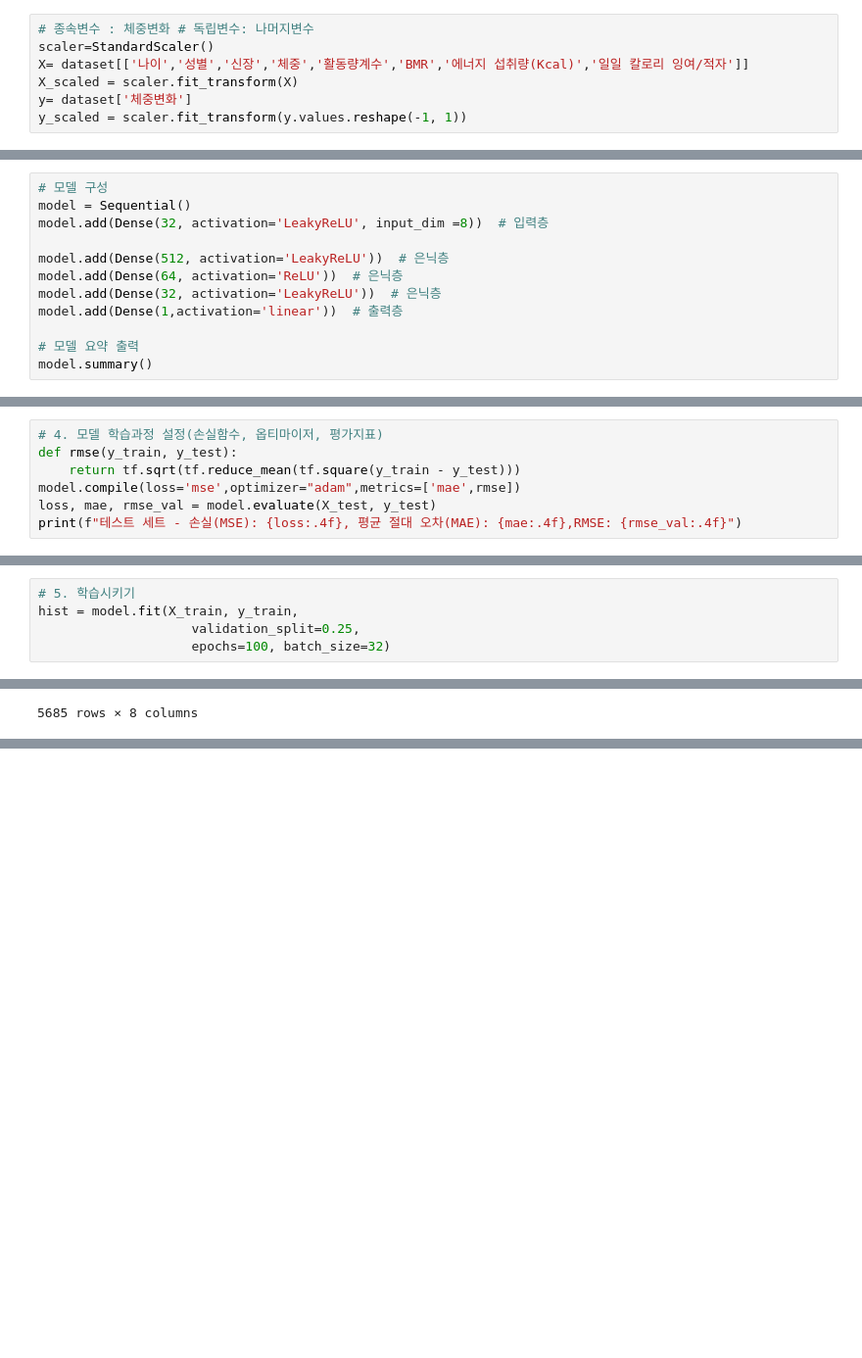
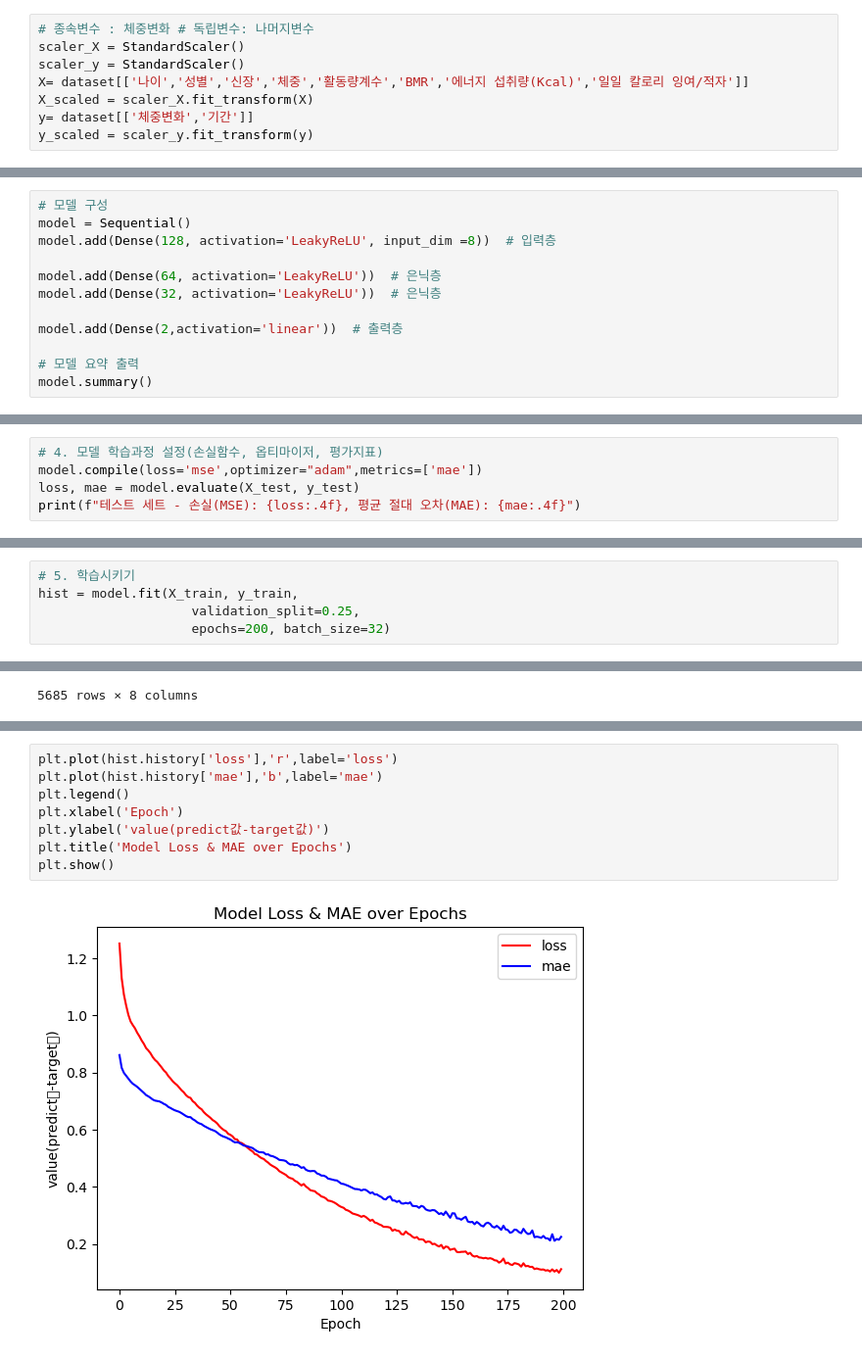
Before and after one commit to ssoom98/personal_project, a Jupyter notebook: python/포트폴리오용 - 학습할 데이터 전처리후 학습.ipynb, the cells around one changed output, grey strips where cells are left out. Shown at 98% size. Drawn from its saved outputs; the diff is of its cells as text; blank space fills up the shorter version.

```diff
--- a/python/포트폴리오용 - 학습할 데이터 전처리후 학습.ipynb
+++ b/python/포트폴리오용 - 학습할 데이터 전처리후 학습.ipynb
@@ -353,10 +354,11 @@ dataset
 # %%
 # 종속변수 : 체중변화 # 독립변수: 나머지변수
-scaler=StandardScaler()
+scaler_X = StandardScaler()
+scaler_y = StandardScaler()
 X= dataset[['나이','성별','신장','체중','활동량계수','BMR','에너지 섭취량(Kcal)','일일 칼로리 잉여/적자']]
-X_scaled = scaler.fit_transform(X)
-y= dataset['체중변화']
-y_scaled = scaler.fit_transform(y.values.reshape(-1, 1))
+X_scaled = scaler_X.fit_transform(X)
+y= dataset[['체중변화','기간']]
+y_scaled = scaler_y.fit_transform(y)
 # %%
 # 학습 데이터와 테스트 데이터 분할
 X_train, X_test, y_train, y_test = train_test_split(X_scaled, y_scaled, test_size=0.2,)
@@ -367,12 +369,12 @@ X_train.shape, y_train.shape,X_test.shape,y_test.shape
 # %%
 # 모델 구성
 model = Sequential()
-model.add(Dense(32, activation='LeakyReLU', input_dim =8))  # 입력층
+model.add(Dense(128, activation='LeakyReLU', input_dim =8))  # 입력층
 
-model.add(Dense(512, activation='LeakyReLU'))  # 은닉층
-model.add(Dense(64, activation='ReLU'))  # 은닉층
+model.add(Dense(64, activation='LeakyReLU'))  # 은닉층
 model.add(Dense(32, activation='LeakyReLU'))  # 은닉층
-model.add(Dense(1,activation='linear'))  # 출력층
+
+model.add(Dense(2,activation='linear'))  # 출력층
 
 # 모델 요약 출력
 model.summary()
@@ -398,9 +398,7 @@ Non-trainable params: 0
 _________________________________________________________________
 # %%
 # 4. 모델 학습과정 설정(손실함수, 옵티마이저, 평가지표)
-def rmse(y_train, y_test):
-    return tf.sqrt(tf.reduce_mean(tf.square(y_train - y_test)))
-model.compile(loss='mse',optimizer="adam",metrics=['mae',rmse])
-loss, mae, rmse_val = model.evaluate(X_test, y_test)
-print(f"테스트 세트 - 손실(MSE): {loss:.4f}, 평균 절대 오차(MAE): {mae:.4f},RMSE: {rmse_val:.4f}")
+model.compile(loss='mse',optimizer="adam",metrics=['mae'])
+loss, mae = model.evaluate(X_test, y_test)
+print(f"테스트 세트 - 손실(MSE): {loss:.4f}, 평균 절대 오차(MAE): {mae:.4f}")
 # %% [output]
@@ -410,5 +408,5 @@ print(f"테스트 세트 - 손실(MSE): {loss:.4f}, 평균 절대 오차(MAE): {
 # 5. 학습시키기
 hist = model.fit(X_train, y_train,
                     validation_split=0.25,
-                    epochs=100, batch_size=32)
+                    epochs=200, batch_size=32)
 # %% [output]
@@ -518,0 +553,10 @@ for idx, i in enumerate(korean_pred):
+# %%
+plt.plot(hist.history['loss'],'r',label='loss')
+plt.plot(hist.history['mae'],'b',label='mae')
+plt.legend()
+plt.xlabel('Epoch')
+plt.ylabel('value(predict값-target값)')
+plt.title('Model Loss & MAE over Epochs')
+plt.show()
+# %% [output]
+[figure, added]
```
Also changed, not shown: parts of 19 cells of this notebook, 1 other file.
